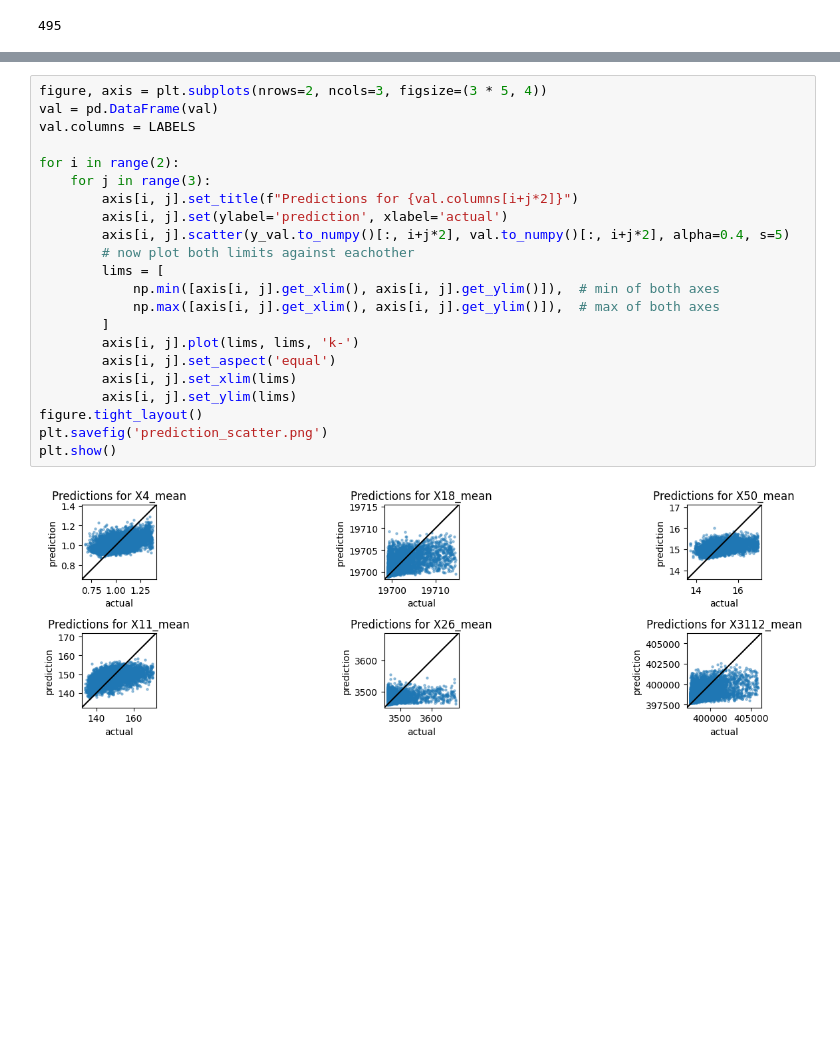
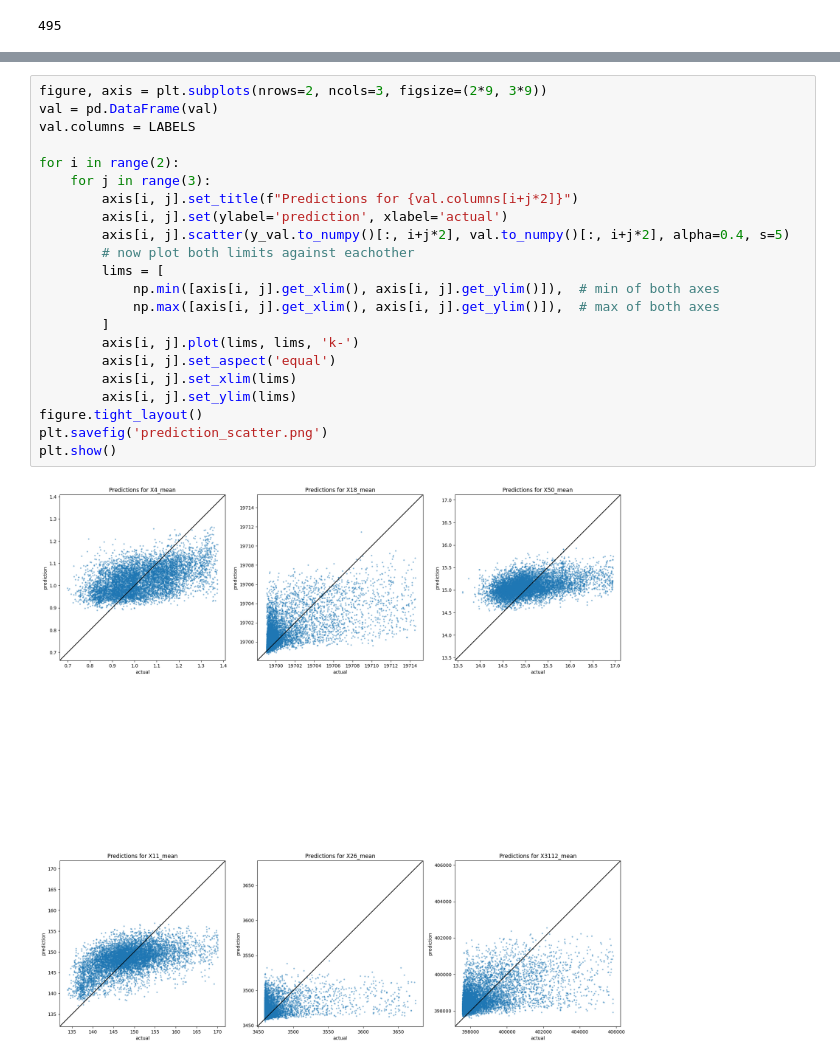
Before and after one commit to fengxiong322/CS480-Plant-Traits, a Jupyter notebook: submission.ipynb, the cells around one changed output, grey strips where cells are left out. Saved outputs shown, nothing was run; the diff lists cells and outputs as text; blank space fills up the shorter version.

Commit message:
Update Graph Generation and stylistic changes

```diff
--- a/submission.ipynb
+++ b/submission.ipynb
@@ -266,27 +245,27 @@ fitted
 # %%
-figure, axis = plt.subplots(nrows=2, ncols=3, figsize=(3 * 5, 4))
+figure, axis = plt.subplots(nrows=2, ncols=3, figsize=(2*9, 3*9))
 val = pd.DataFrame(val)
 val.columns = LABELS
 
 for i in range(2):
     for j in range(3):
         axis[i, j].set_title(f"Predictions for {val.columns[i+j*2]}")
         axis[i, j].set(ylabel='prediction', xlabel='actual')
         axis[i, j].scatter(y_val.to_numpy()[:, i+j*2], val.to_numpy()[:, i+j*2], alpha=0.4, s=5)
         # now plot both limits against eachother
         lims = [
             np.min([axis[i, j].get_xlim(), axis[i, j].get_ylim()]),  # min of both axes
             np.max([axis[i, j].get_xlim(), axis[i, j].get_ylim()]),  # max of both axes
         ]
         axis[i, j].plot(lims, lims, 'k-')
         axis[i, j].set_aspect('equal')
         axis[i, j].set_xlim(lims)
         axis[i, j].set_ylim(lims)
 figure.tight_layout()
 plt.savefig('prediction_scatter.png')
 plt.show()
 # %% [output]
-[figure, old version]
+[figure, new version]
 # %%
 predictions = model.predict(x_test)
 df = pd.DataFrame(predictions)
```
Also changed, not shown: parts of 8 cells of this notebook.
